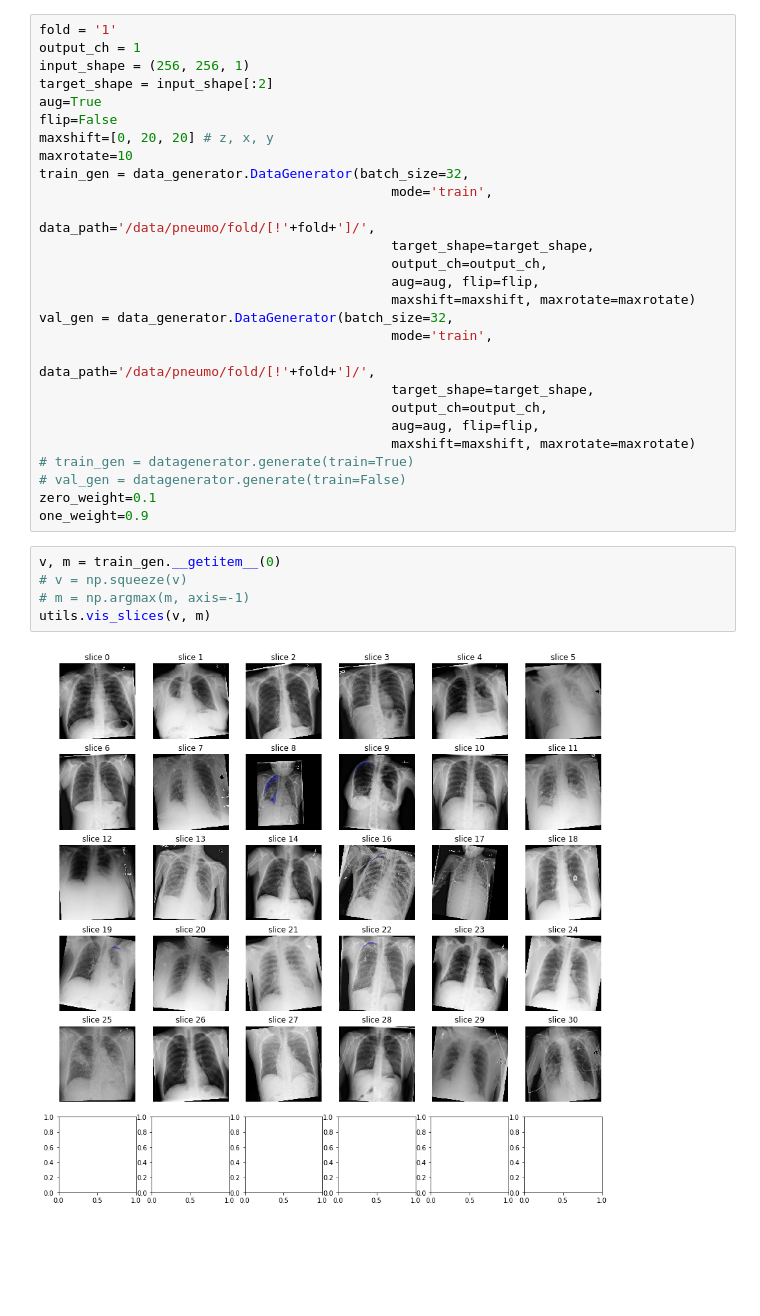
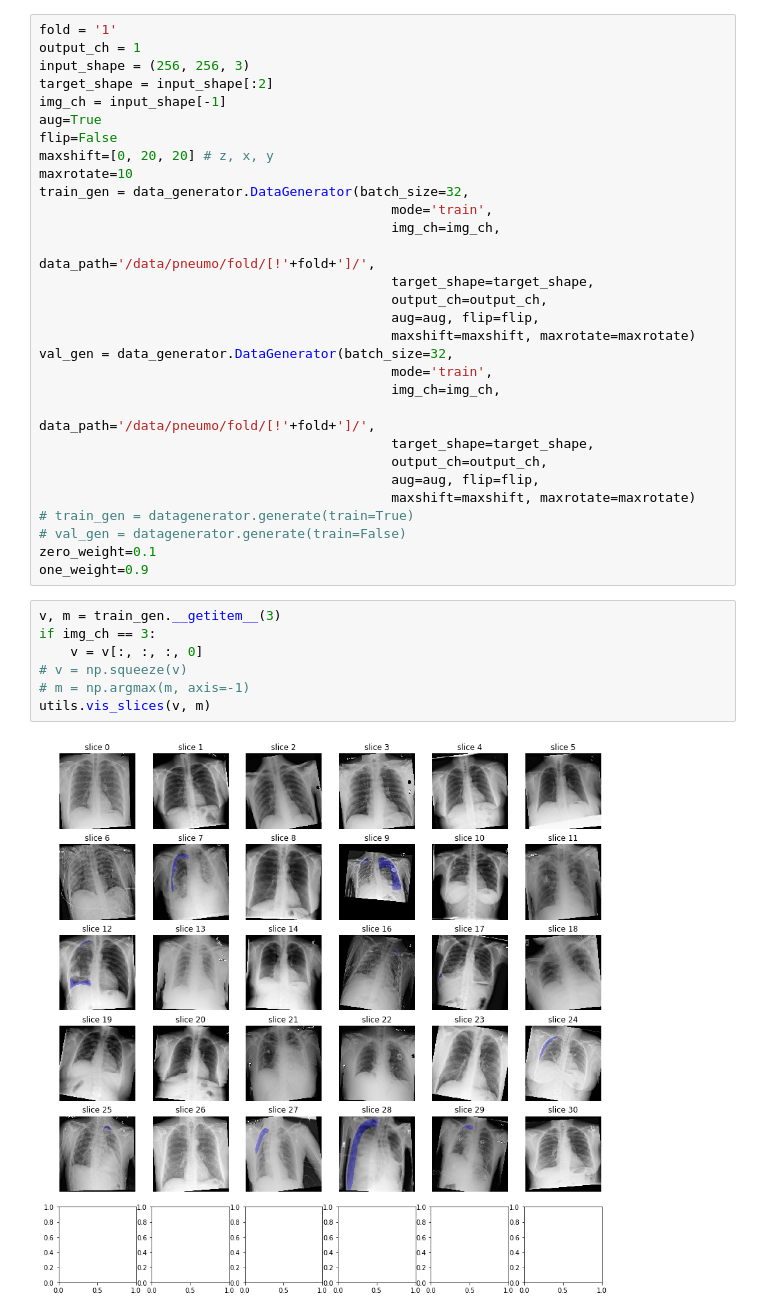
Before and after one commit to yusuke0324/siim_pneumo, a Jupyter notebook: loss_work.ipynb, the cells around one changed output. Drawn from its saved outputs; the diff is of its cells as text; blank space fills up the shorter version.

```diff
--- a/loss_work.ipynb
+++ b/loss_work.ipynb
@@ -23,14 +23,16 @@ The autoreload extension is already loaded. To reload it, use:
 # %%
 fold = '1'
 output_ch = 1
-input_shape = (256, 256, 1)
+input_shape = (256, 256, 3)
 target_shape = input_shape[:2]
+img_ch = input_shape[-1]
 aug=True
 flip=False
 maxshift=[0, 20, 20] # z, x, y
 maxrotate=10
 train_gen = data_generator.DataGenerator(batch_size=32,
                                              mode='train',
+                                             img_ch=img_ch,
                                              data_path='/data/pneumo/fold/[!'+fold+']/',
                                              target_shape=target_shape,
                                              output_ch=output_ch,
@@ -38,6 +40,7 @@ train_gen = data_generator.DataGenerator(batch_size=32,
                                              maxshift=maxshift, maxrotate=maxrotate)
 val_gen = data_generator.DataGenerator(batch_size=32,
                                              mode='train',
+                                             img_ch=img_ch,
                                              data_path='/data/pneumo/fold/[!'+fold+']/',
                                              target_shape=target_shape,
                                              output_ch=output_ch,
@@ -48,10 +51,12 @@ val_gen = data_generator.DataGenerator(batch_size=32,
 zero_weight=0.1
 one_weight=0.9
 # %%
-v, m = train_gen.__getitem__(0)
+v, m = train_gen.__getitem__(3)
+if img_ch == 3:
+    v = v[:, :, :, 0]
 # v = np.squeeze(v)
 # m = np.argmax(m, axis=-1)
 utils.vis_slices(v, m)
 # %% [output]
-[figure, old version]
+[figure, new version]
 # %%
```
Also changed, not shown: parts of 17 cells of this notebook, 7 other files.
